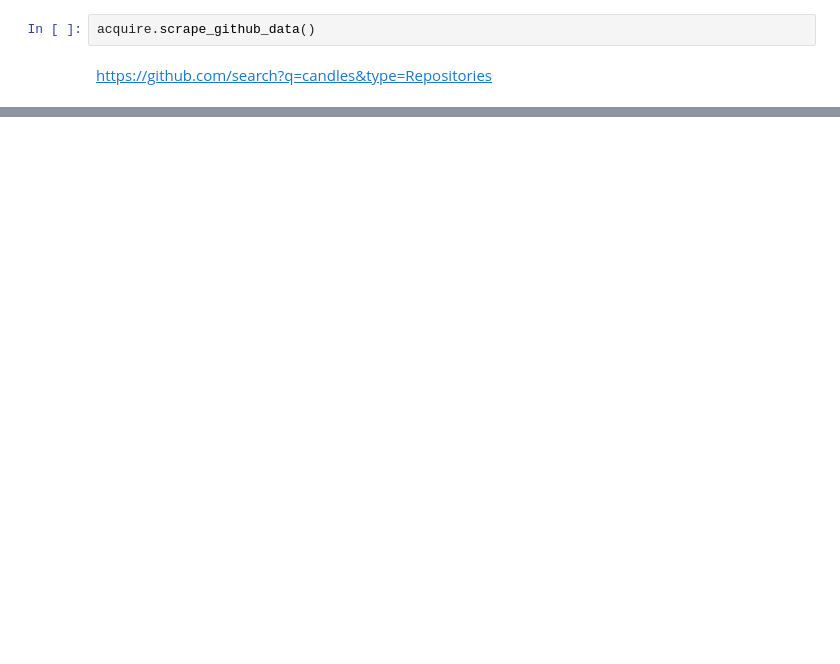
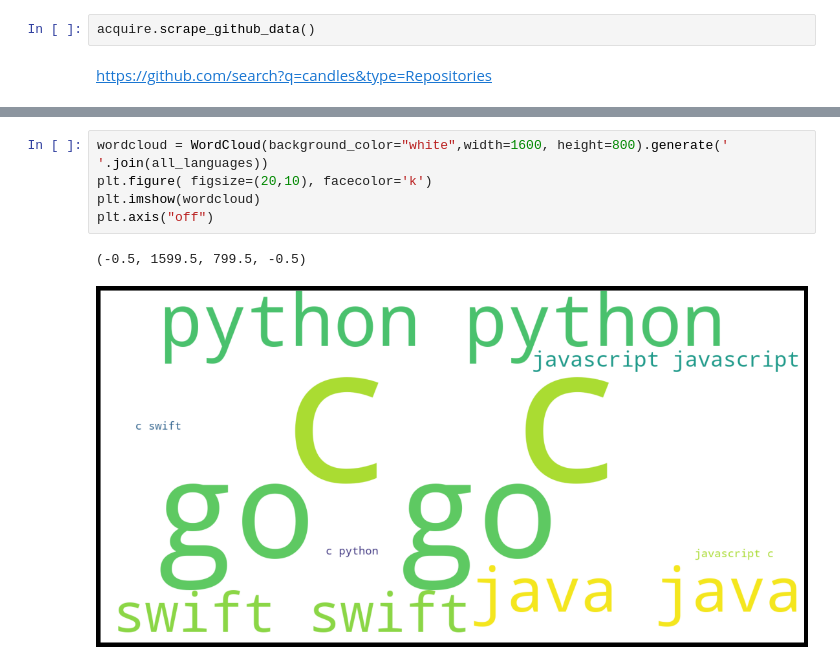
Before and after one commit to CANDLES-NLP/readme-nlp-classification, a Jupyter notebook: James' Notebook.ipynb, the cells around one changed output, grey strips where cells are left out. Drawn from its saved outputs; the diff is of its cells as text; blank space fills up the shorter version.

```diff
--- a/James' Notebook.ipynb
+++ b/James' Notebook.ipynb
@@ -48,0 +167,8 @@ soup.title.string
+# %%
+wordcloud = WordCloud(background_color="white",width=1600, height=800).generate(' '.join(all_languages))
+plt.figure( figsize=(20,10), facecolor='k')
+plt.imshow(wordcloud)
+plt.axis("off")
+# %% [output]
+(-0.5, 1599.5, 799.5, -0.5)
+[figure, added]
```
Also changed, not shown: parts of 22 cells of this notebook.
